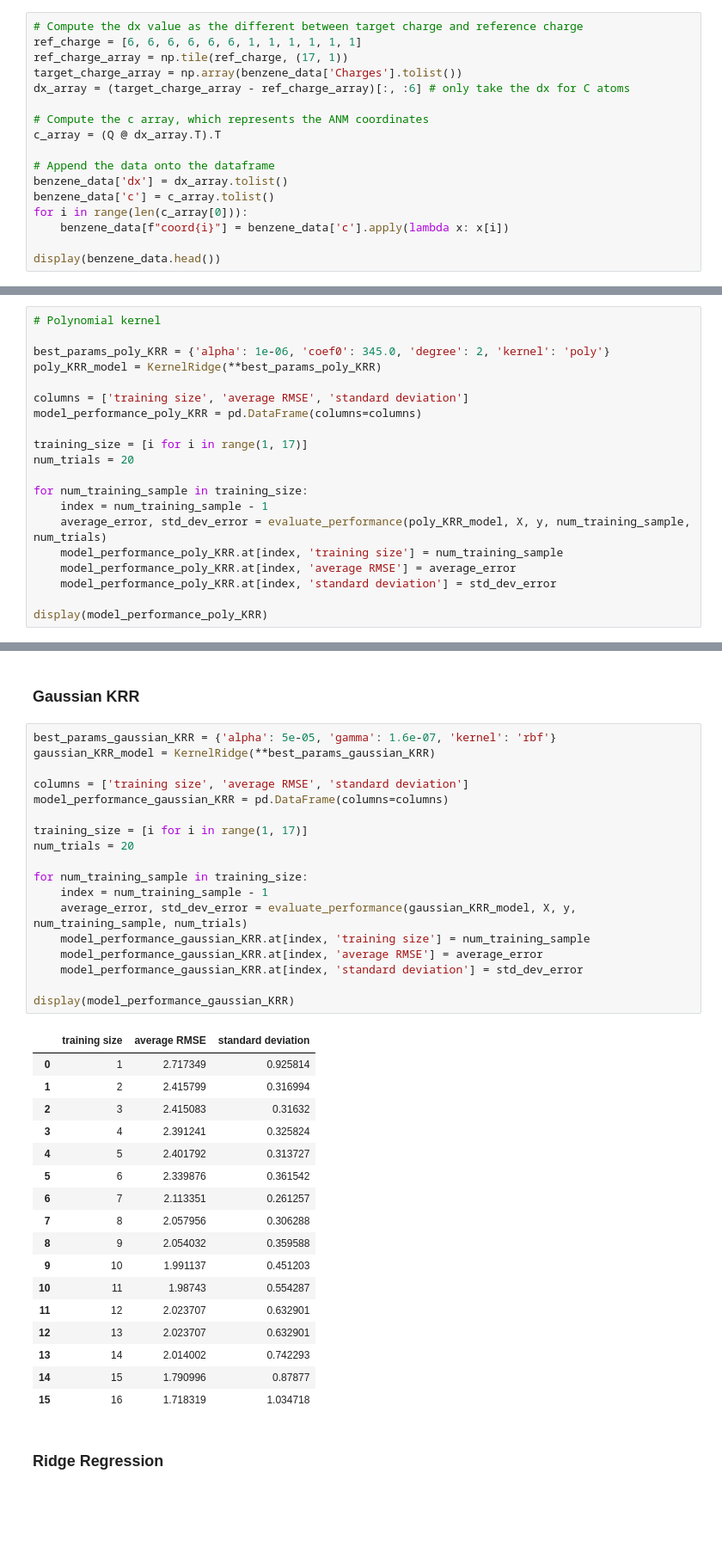
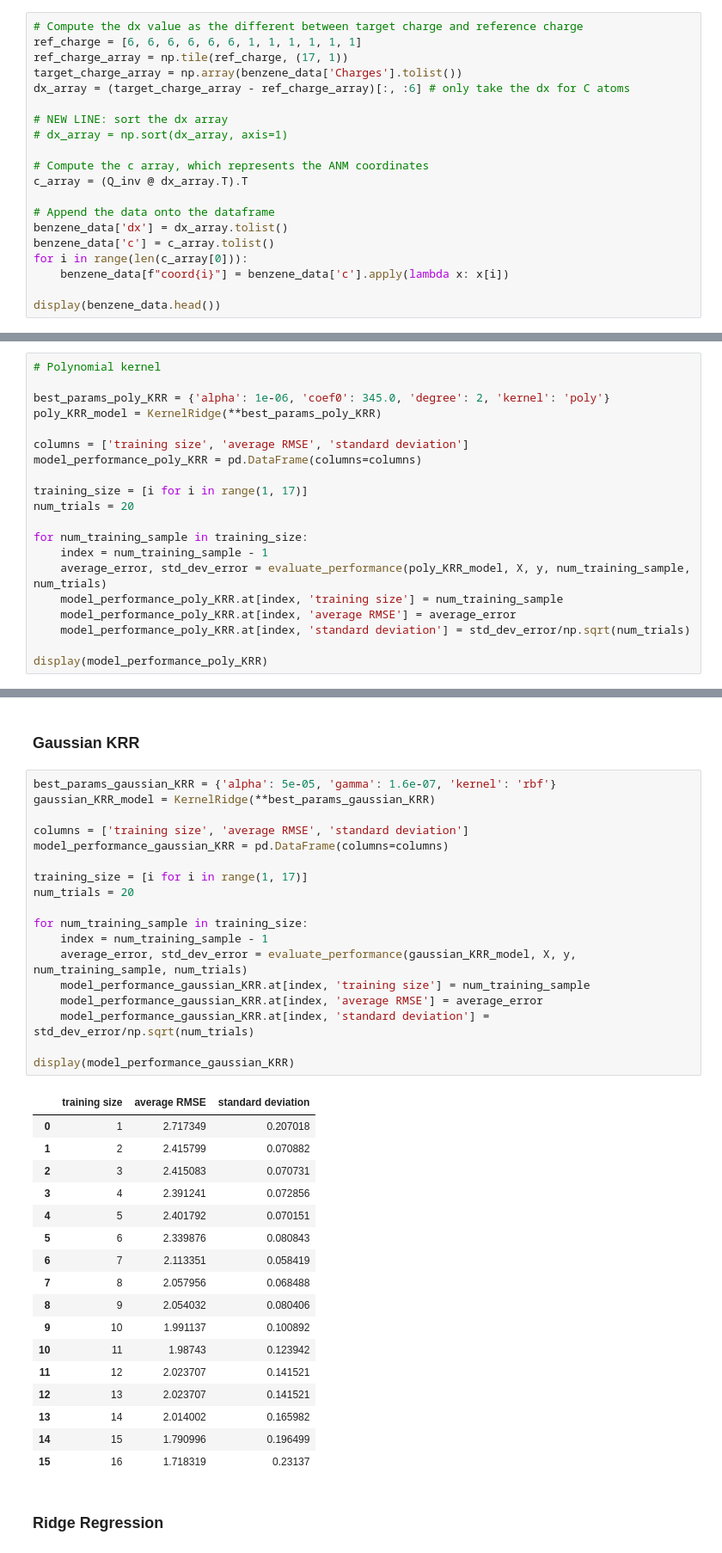
Before and after one commit to GabrielWu2004/Alchemical_Normal_Modes, a Jupyter notebook: ML_with_ANM/ML_code/ML_Benzene.ipynb, the cells around one changed output, grey strips where cells are left out. Shown at 86% size. Saved outputs shown, nothing was run; the diff lists cells and outputs as text; blank space fills up the shorter version.

```diff
--- a/ML_with_ANM/ML_code/ML_Benzene.ipynb
+++ b/ML_with_ANM/ML_code/ML_Benzene.ipynb
@@ -127,8 +127,11 @@ ref_charge_array = np.tile(ref_charge, (17, 1))
 target_charge_array = np.array(benzene_data['Charges'].tolist())
 dx_array = (target_charge_array - ref_charge_array)[:, :6] # only take the dx for C atoms
 
+# NEW LINE: sort the dx array
+# dx_array = np.sort(dx_array, axis=1)
+
 # Compute the c array, which represents the ANM coordinates
-c_array = (Q @ dx_array.T).T
+c_array = (Q_inv @ dx_array.T).T
 
 # Append the data onto the dataframe
 benzene_data['dx'] = dx_array.tolist()
@@ -808,7 +811,7 @@ for num_training_sample in training_size:
     average_error, std_dev_error = evaluate_performance(poly_KRR_model, X, y, num_training_sample, num_trials)
     model_performance_poly_KRR.at[index, 'training size'] = num_training_sample
     model_performance_poly_KRR.at[index, 'average RMSE'] = average_error
-    model_performance_poly_KRR.at[index, 'standard deviation'] = std_dev_error
+    model_performance_poly_KRR.at[index, 'standard deviation'] = std_dev_error/np.sqrt(num_trials)
 
 display(model_performance_poly_KRR)
 # %% [output]
@@ -834,39 +837,39 @@ display(model_performance_poly_KRR)
 # %%
 best_params_gaussian_KRR = {'alpha': 5e-05, 'gamma': 1.6e-07, 'kernel': 'rbf'}
 gaussian_KRR_model = KernelRidge(**best_params_gaussian_KRR)
 
 columns = ['training size', 'average RMSE', 'standard deviation']
 model_performance_gaussian_KRR = pd.DataFrame(columns=columns)
 
 training_size = [i for i in range(1, 17)]
 num_trials = 20
 
 for num_training_sample in training_size:
     index = num_training_sample - 1
     average_error, std_dev_error = evaluate_performance(gaussian_KRR_model, X, y, num_training_sample, num_trials)
     model_performance_gaussian_KRR.at[index, 'training size'] = num_training_sample
     model_performance_gaussian_KRR.at[index, 'average RMSE'] = average_error
-    model_performance_gaussian_KRR.at[index, 'standard deviation'] = std_dev_error
+    model_performance_gaussian_KRR.at[index, 'standard deviation'] = std_dev_error/np.sqrt(num_trials)
 
 display(model_performance_gaussian_KRR)
 # %% [output]
 |  | training size | average RMSE | standard deviation |
-| 0 | 1 | 2.717349 | 0.925814 |
-| 1 | 2 | 2.415799 | 0.316994 |
-| 2 | 3 | 2.415083 | 0.31632 |
-| 3 | 4 | 2.391241 | 0.325824 |
-| 4 | 5 | 2.401792 | 0.313727 |
-| 5 | 6 | 2.339876 | 0.361542 |
-| 6 | 7 | 2.113351 | 0.261257 |
-| 7 | 8 | 2.057956 | 0.306288 |
-| 8 | 9 | 2.054032 | 0.359588 |
-| 9 | 10 | 1.991137 | 0.451203 |
-| 10 | 11 | 1.98743 | 0.554287 |
-| 11 | 12 | 2.023707 | 0.632901 |
-| 12 | 13 | 2.023707 | 0.632901 |
-| 13 | 14 | 2.014002 | 0.742293 |
-| 14 | 15 | 1.790996 | 0.87877 |
-| 15 | 16 | 1.718319 | 1.034718 |
+| 0 | 1 | 2.717349 | 0.207018 |
+| 1 | 2 | 2.415799 | 0.070882 |
+| 2 | 3 | 2.415083 | 0.070731 |
+| 3 | 4 | 2.391241 | 0.072856 |
+| 4 | 5 | 2.401792 | 0.070151 |
+| 5 | 6 | 2.339876 | 0.080843 |
+| 6 | 7 | 2.113351 | 0.058419 |
+| 7 | 8 | 2.057956 | 0.068488 |
+| 8 | 9 | 2.054032 | 0.080406 |
+| 9 | 10 | 1.991137 | 0.100892 |
+| 10 | 11 | 1.98743 | 0.123942 |
+| 11 | 12 | 2.023707 | 0.141521 |
+| 12 | 13 | 2.023707 | 0.141521 |
+| 13 | 14 | 2.014002 | 0.165982 |
+| 14 | 15 | 1.790996 | 0.196499 |
+| 15 | 16 | 1.718319 | 0.23137 |
 # %% [markdown]
 ### Ridge Regression ###
 # %%
```
Also changed, not shown: parts of 12 cells of this notebook, 5 other files.
